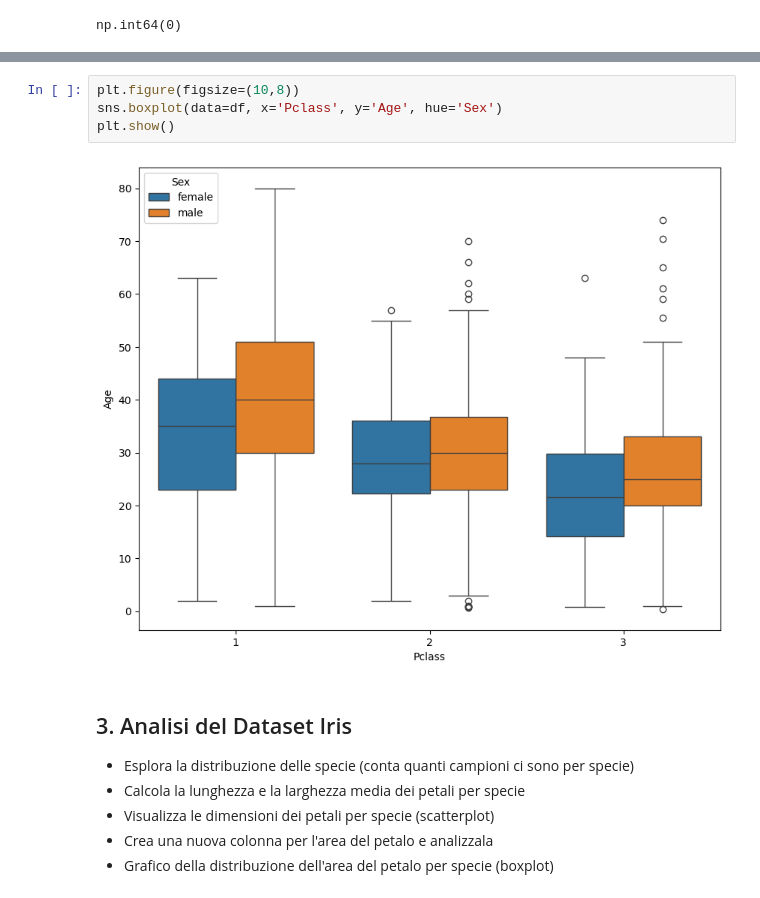
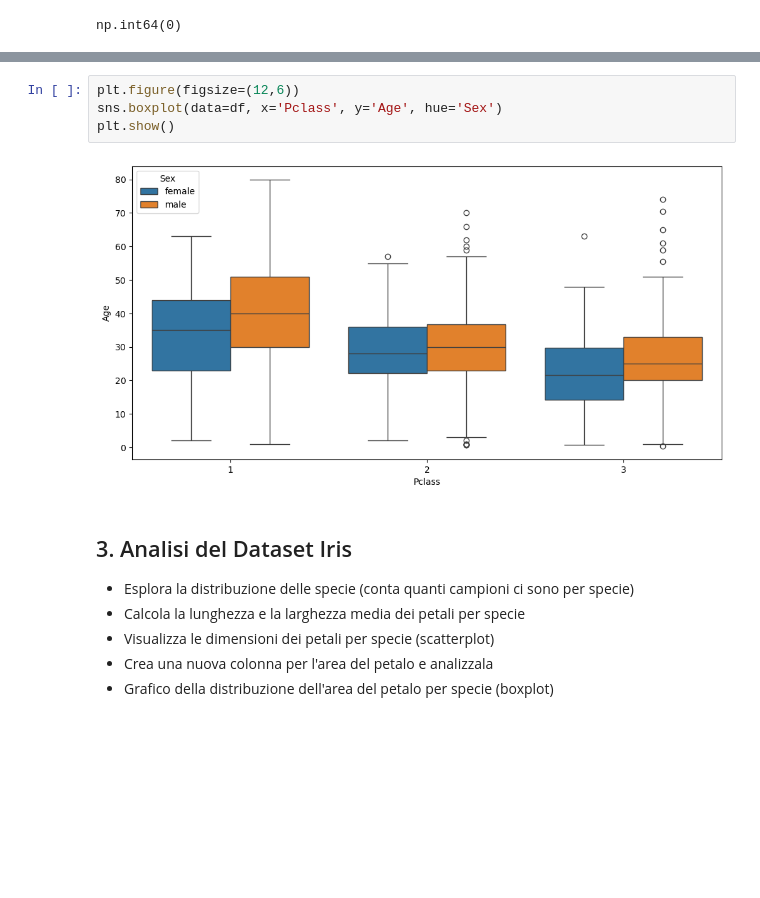
Before and after one commit to Blaz05/ProgrammingLab2, a Jupyter notebook: 4_Esercizi_lez_4.ipynb, the cells around one changed output, grey strips where cells are left out. Saved outputs shown, nothing was run; the diff lists cells and outputs as text; blank space fills up the shorter version.

```diff
--- a/4_Esercizi_lez_4.ipynb
+++ b/4_Esercizi_lez_4.ipynb
@@ -117,11 +113,11 @@ plt.show()
 # %% [output]
 [figure]
 # %%
-plt.figure(figsize=(10,8))
+plt.figure(figsize=(12,6))
 sns.boxplot(data=df, x='Pclass', y='Age', hue='Sex')
 plt.show()
 # %% [output]
-[figure, old version]
+[figure, new version]
 # %% [markdown]
 ## 3. Analisi del Dataset Iris
 
```
Also changed, not shown: parts of 11 cells of this notebook, 4 other files.
